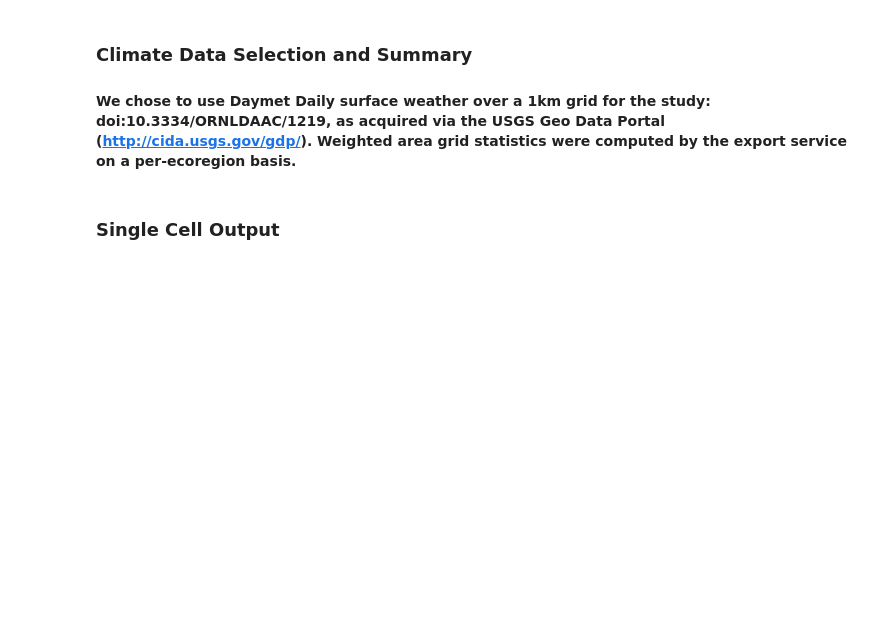
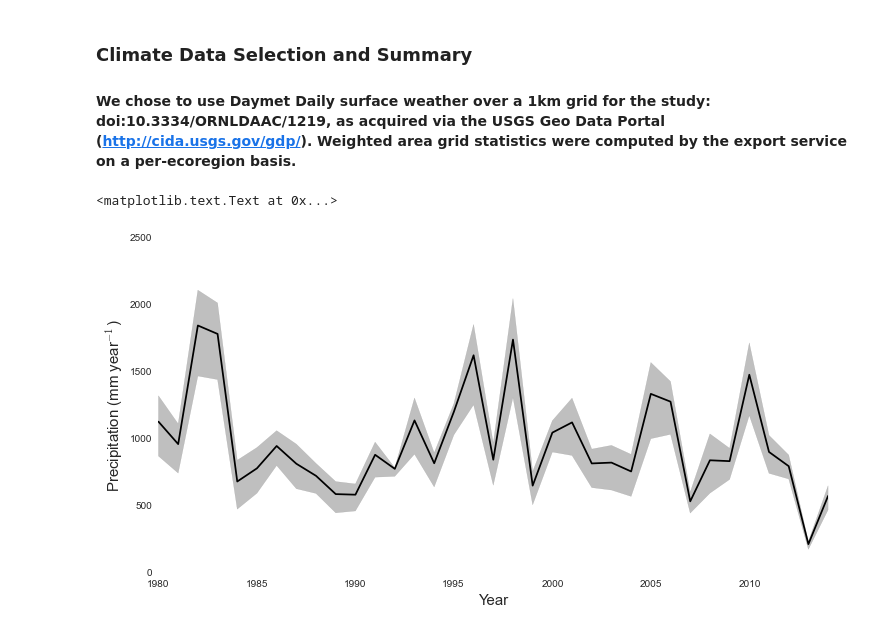
Before and after one commit to djkrofch/edulis, a Jupyter notebook: iPython_Notebooks/Dinkey_Creek/DinkeyCreek.ipynb, the cells around one changed output. Saved outputs shown, nothing was run; the diff lists cells and outputs as text; code cells hidden in the pictures; blank space fills up the shorter version.

Commit message:
Added climate data and initial biomass validation methods

```diff
--- a/iPython_Notebooks/Dinkey_Creek/DinkeyCreek.ipynb
+++ b/iPython_Notebooks/Dinkey_Creek/DinkeyCreek.ipynb
@@ -237,2 +236,23 @@ plt.show()
-# %% [markdown]
-### Single Cell Output
+# %%
+# Placeholder for plots of climate data by ecoregion
+climdata = pd.read_csv('C:/Research/Dinkey_Creek/DinkeyClimate_PrecipMeans.csv')
+
+climdata['TS'] = pd.to_datetime(climdata.TIMESTEP)
+climdata.index = climdata.TS
+recentclim = climdata[climdata.index.year > 1950]
+
+fig4 = plt.figure(figsize = (12,6))
+ax = fig4.add_subplot(111, frameon = False)
+
+pcpAnnual = recentclim.groupby([recentclim.index.year]).sum()
+#for ecoregion in np.arange(0,7):
+    #pcpAnnual[[ecoregion]].plot(ax = ax, color = 'gray', alpha = 0.4)
+pcpAnnual.mean(axis = 1).plot(ax = ax, color = 'black')
+pcpAnnual['Year'] = pcpAnnual.index
+plt.fill_between(pcpAnnual.Year, pcpAnnual['MEAN B'], pcpAnnual['MEAN F'],
+                 interpolate=True,color='grey', alpha = 0.5)
+ax.set_ylabel('Precipitation (mm year$^{-1}$)', fontsize = 15)
+ax.set_xlabel('Year', fontsize = 15)
+# %% [output]
+<matplotlib.text.Text at 0x...>
+[figure, added]
```
Also changed, not shown: parts of 10 cells of this notebook.
